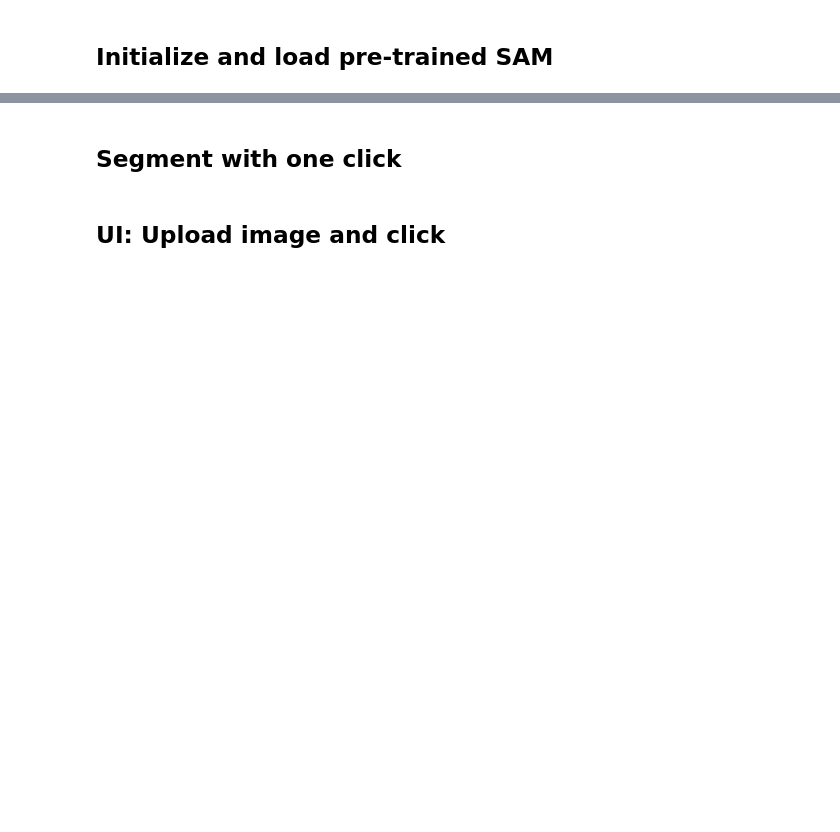
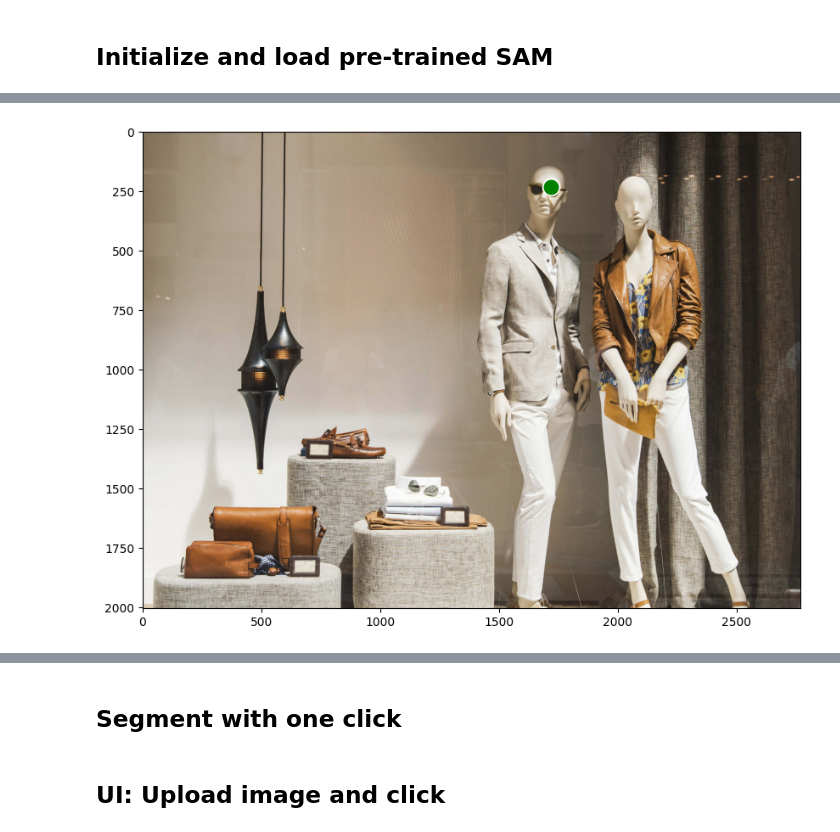
Before and after one commit to MrSyee/SAM-remove-background, a Jupyter notebook: jupyternotebook/sam_click.ipynb, the cells around one changed output, grey strips where cells are left out. Cells and saved outputs as stored; diff of their text form; code cells hidden in the pictures; blank space fills up the shorter version.

```diff
--- a/jupyternotebook/sam_click.ipynb
+++ b/jupyternotebook/sam_click.ipynb
@@ -64,0 +86,19 @@ predictor = SamPredictor(sam)
+# %%
+point_coords = np.array([[1720, 230]])
+points_labels = np.array([1])
+# %%
+plt.figure(figsize=(10, 10))
+plt.imshow(image)
+plt.gca().scatter(
+    point_coords[0, 0],
+    point_coords[0, 1],
+    color="green",
+    marker="o",
+    s=200,
+    edgecolor="white",
+    linewidth=1.25,
+)
+plt.axis("on")
+plt.show()
+# %% [output]
+[figure, added]
```
Also changed, not shown: parts of 13 cells of this notebook, 1 other file.
